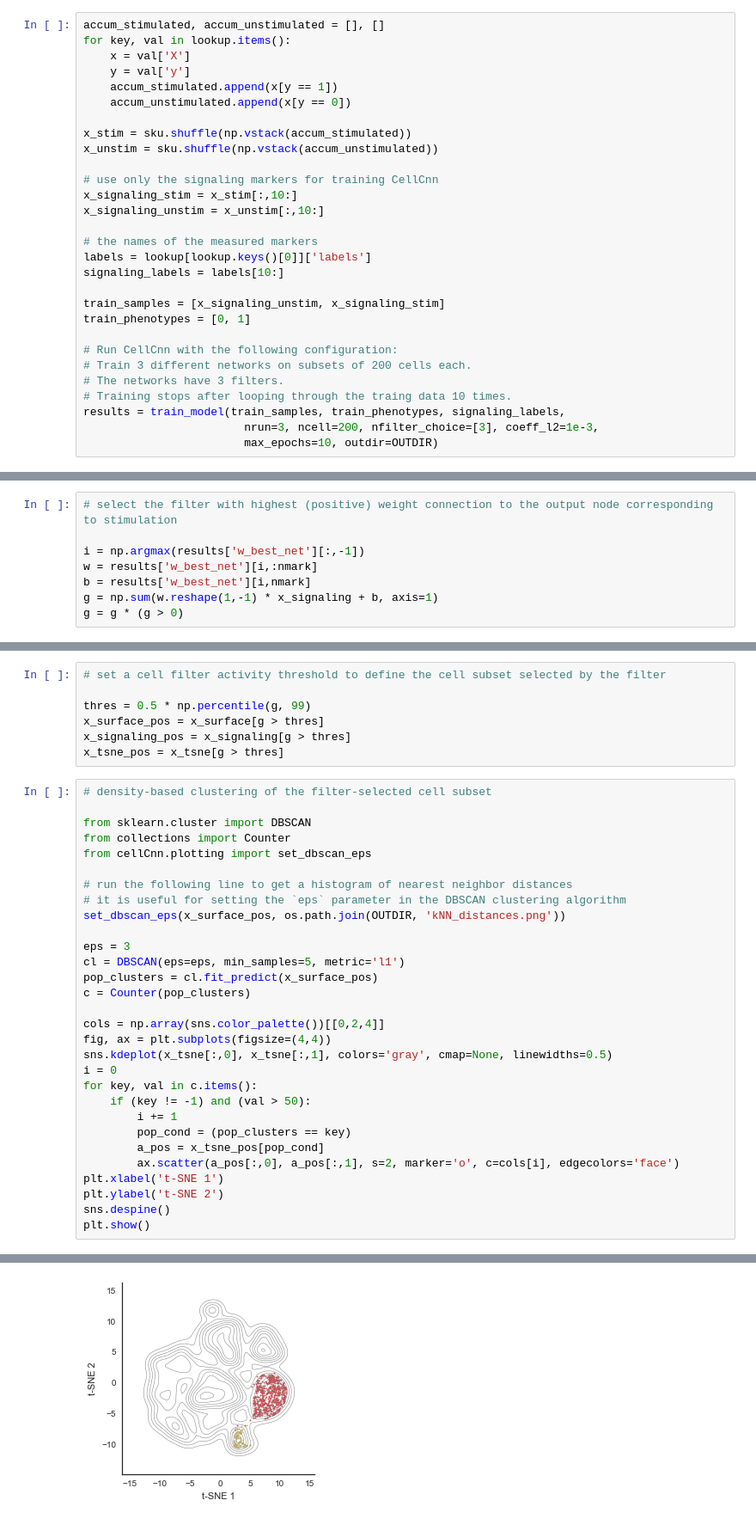
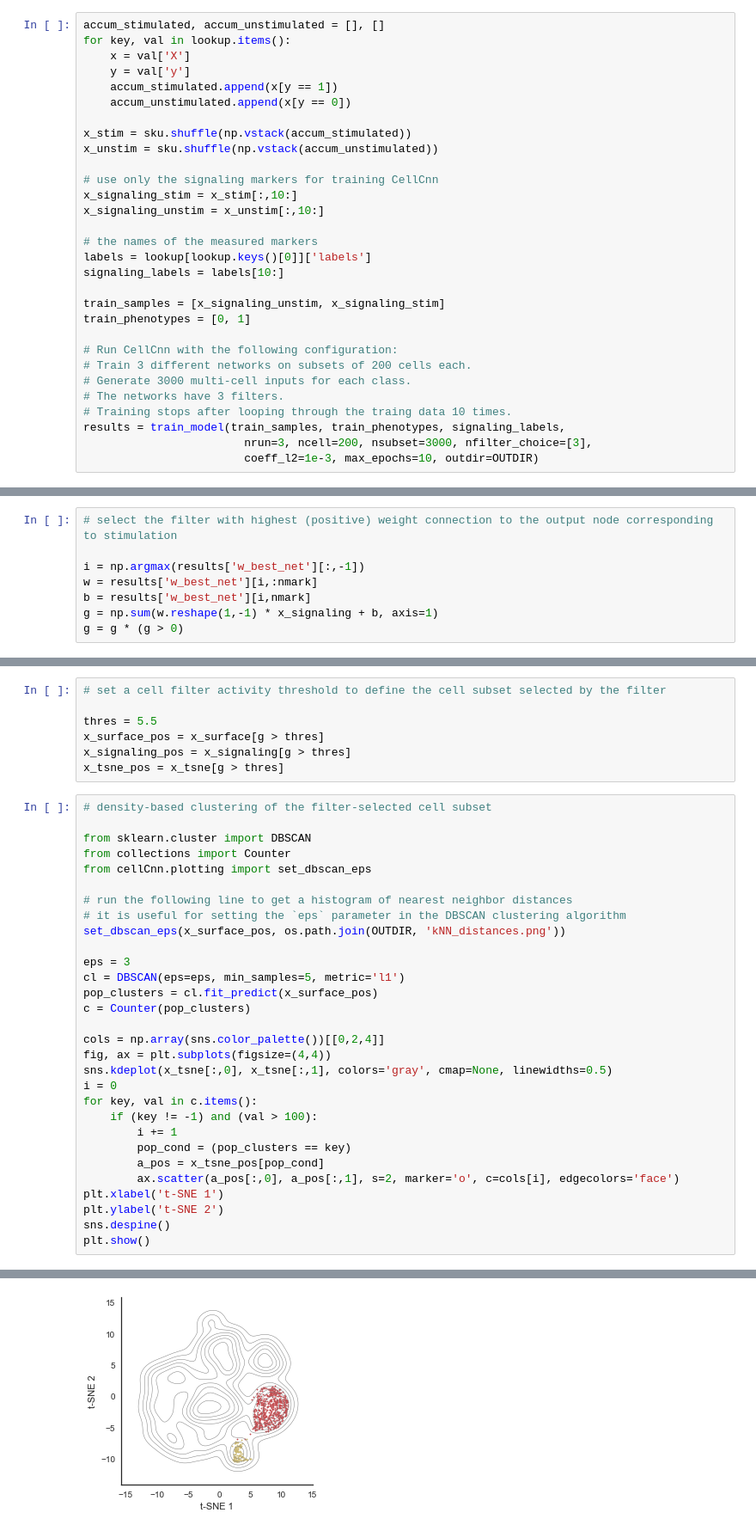
Before and after one commit to eiriniar/CellCnn, a Jupyter notebook: cellCnn/examples/PBMC.ipynb, the cells around one changed output, grey strips where cells are left out. Shown at 86% size. Cells and saved outputs as stored; diff of their text form.

```diff
--- a/cellCnn/examples/PBMC.ipynb
+++ b/cellCnn/examples/PBMC.ipynb
@@ -64,11 +64,12 @@ train_phenotypes = [0, 1]
 
 # Run CellCnn with the following configuration:
 # Train 3 different networks on subsets of 200 cells each.
+# Generate 3000 multi-cell inputs for each class.
 # The networks have 3 filters.
 # Training stops after looping through the traing data 10 times.
 results = train_model(train_samples, train_phenotypes, signaling_labels,
-                        nrun=3, ncell=200, nfilter_choice=[3], coeff_l2=1e-3,
-                        max_epochs=10, outdir=OUTDIR)
+                        nrun=3, ncell=200, nsubset=3000, nfilter_choice=[3],
+                        coeff_l2=1e-3, max_epochs=10, outdir=OUTDIR)
 # %% [output]
 Generating multi-cell inputs...
 Done.
@@ -153,7 +154,7 @@ plt.show()
 # %%
 # set a cell filter activity threshold to define the cell subset selected by the filter
 
-thres = 0.5 * np.percentile(g, 99)
+thres = 5.5
 x_surface_pos = x_surface[g > thres]
 x_signaling_pos = x_signaling[g > thres]
 x_tsne_pos = x_tsne[g > thres]
@@ -178,7 +179,7 @@ fig, ax = plt.subplots(figsize=(4,4))
 sns.kdeplot(x_tsne[:,0], x_tsne[:,1], colors='gray', cmap=None, linewidths=0.5)
 i = 0
 for key, val in c.items():
-    if (key != -1) and (val > 50):
+    if (key != -1) and (val > 100):
         i += 1
         pop_cond = (pop_clusters == key)
         a_pos = x_tsne_pos[pop_cond]
@@ -191,4 +193,4 @@ plt.show()
-[figure, old version]
+[figure, new version]
 # %%
 # histograms of measured marker abundances for the whole cell population and the selected cell subsets
 # KS: Kolmogorov-Smirnov two-sample test statistic
```
Also changed, not shown: parts of 6 cells of this notebook, 6 other files.
